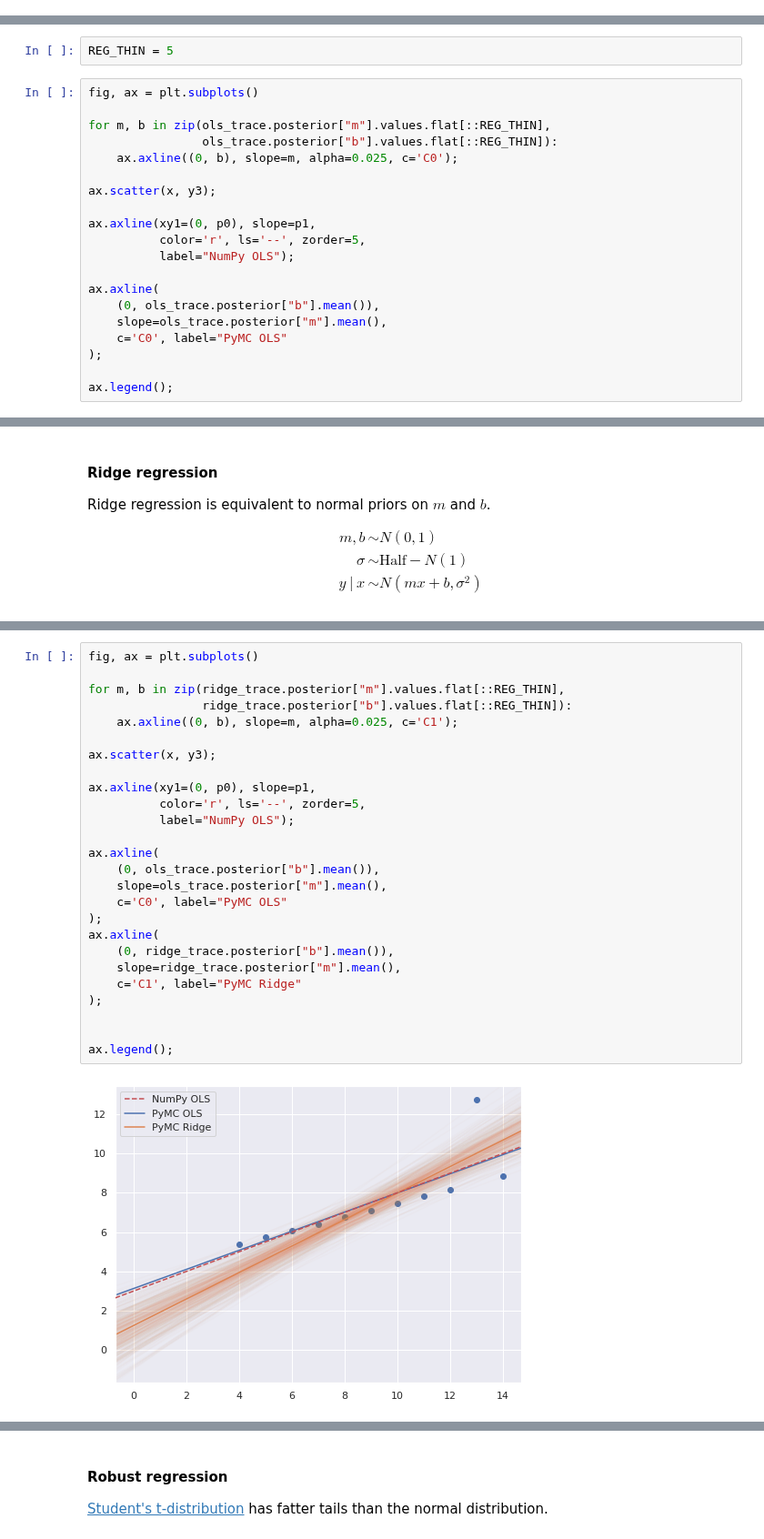
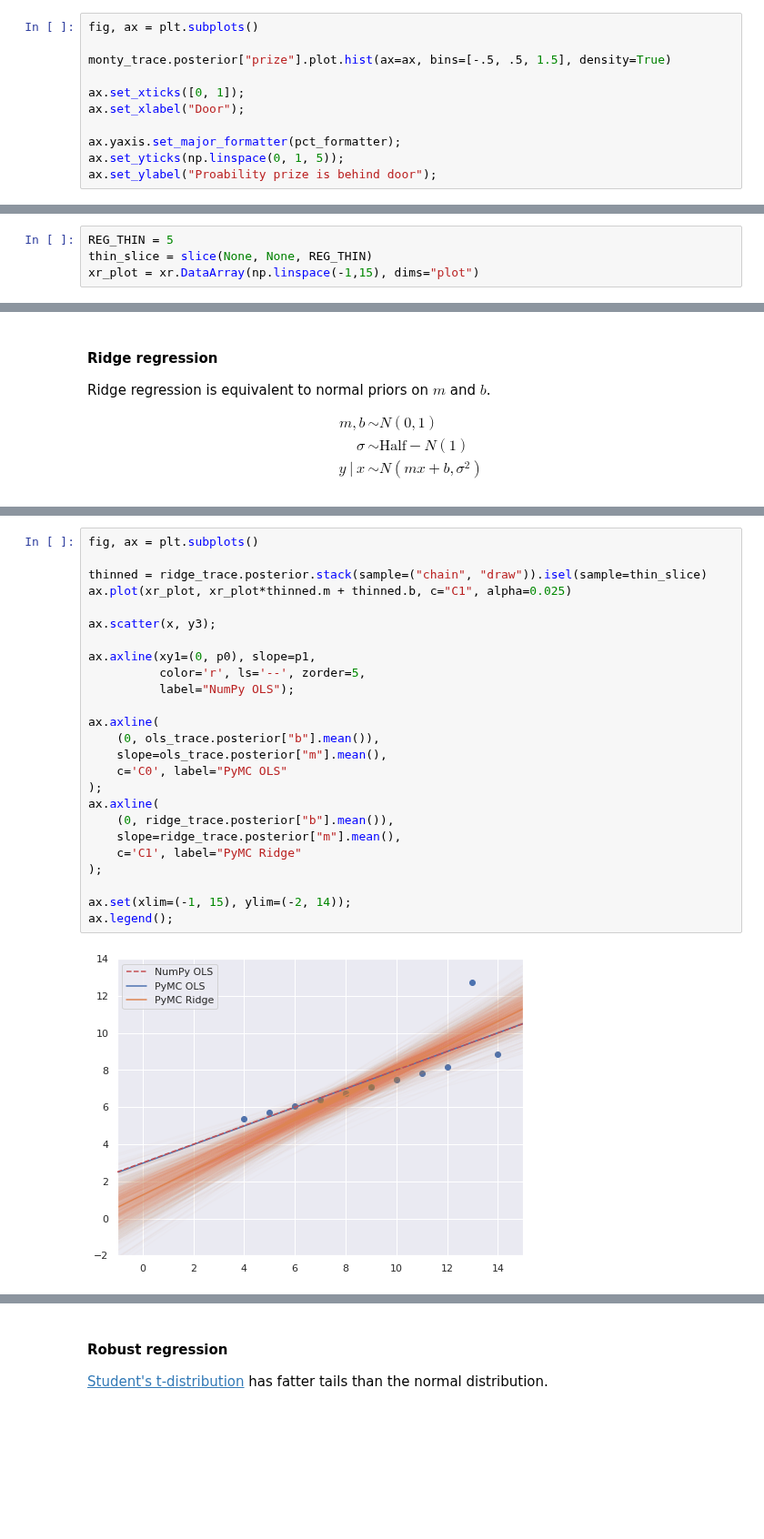
Before and after one commit to pymc-devs/pymc-data-umbrella, a Jupyter notebook: webinars/probabilistic_programming_with_pymc/notebook.ipynb, the cells around one changed output, grey strips where cells are left out. Shown at 91% size. Saved outputs shown, nothing was run; the diff lists cells and outputs as text; blank space fills up the shorter version.

```diff
--- a/webinars/probabilistic_programming_with_pymc/notebook.ipynb
+++ b/webinars/probabilistic_programming_with_pymc/notebook.ipynb
@@ -313,0 +300,11 @@ ax.set_ylabel("Proability prize is behind door");
+# %%
+fig, ax = plt.subplots()
+
+monty_trace.posterior["prize"].plot.hist(ax=ax, bins=[-.5, .5, 1.5], density=True)
+
+ax.set_xticks([0, 1]);
+ax.set_xlabel("Door");
+
+ax.yaxis.set_major_formatter(pct_formatter);
+ax.set_yticks(np.linspace(0, 1, 5));
+ax.set_ylabel("Proability prize is behind door");
@@ -495,22 +498,4 @@ az.plot_posterior(ols_trace, var_names=["m", "b"],
 # %%
 REG_THIN = 5
+thin_slice = slice(None, None, REG_THIN)
+xr_plot = xr.DataArray(np.linspace(-1,15), dims="plot")
-# %%
-fig, ax = plt.subplots()
-
-for m, b in zip(ols_trace.posterior["m"].values.flat[::REG_THIN],
-                ols_trace.posterior["b"].values.flat[::REG_THIN]):
-    ax.axline((0, b), slope=m, alpha=0.025, c='C0');
-
-ax.scatter(x, y3);
-
-ax.axline(xy1=(0, p0), slope=p1,
-          color='r', ls='--', zorder=5,
-          label="NumPy OLS");
-
-ax.axline(
-    (0, ols_trace.posterior["b"].mean()),
-    slope=ols_trace.posterior["m"].mean(),
-    c='C0', label="PyMC OLS"
-);
-
-ax.legend();
@@ -560,31 +566,30 @@ az.plot_posterior(ridge_trace, var_names=["m", "b"],
 # %%
 fig, ax = plt.subplots()
 
-for m, b in zip(ridge_trace.posterior["m"].values.flat[::REG_THIN],
-                ridge_trace.posterior["b"].values.flat[::REG_THIN]):
-    ax.axline((0, b), slope=m, alpha=0.025, c='C1');
+thinned = ridge_trace.posterior.stack(sample=("chain", "draw")).isel(sample=thin_slice)
+ax.plot(xr_plot, xr_plot*thinned.m + thinned.b, c="C1", alpha=0.025)
 
 ax.scatter(x, y3);
 
 ax.axline(xy1=(0, p0), slope=p1,
           color='r', ls='--', zorder=5,
           label="NumPy OLS");
 
 ax.axline(
     (0, ols_trace.posterior["b"].mean()),
     slope=ols_trace.posterior["m"].mean(),
     c='C0', label="PyMC OLS"
 );
 ax.axline(
     (0, ridge_trace.posterior["b"].mean()),
     slope=ridge_trace.posterior["m"].mean(),
     c='C1', label="PyMC Ridge"
 );
 
-
+ax.set(xlim=(-1, 15), ylim=(-2, 14));
 ax.legend();
 # %% [output]
-[figure, old version]
+[figure, new version]
 # %%
 fig
 # %% [output]
```
Also changed, not shown: parts of 38 cells of this notebook.
